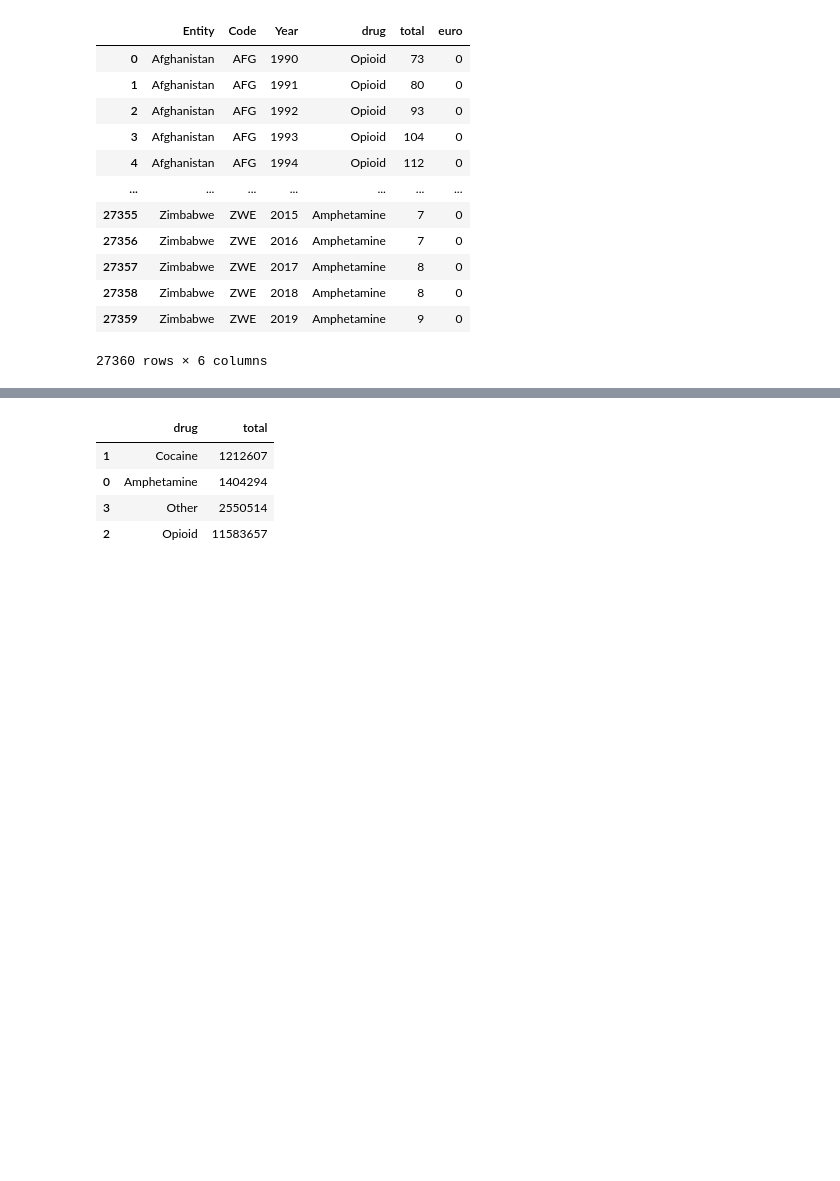
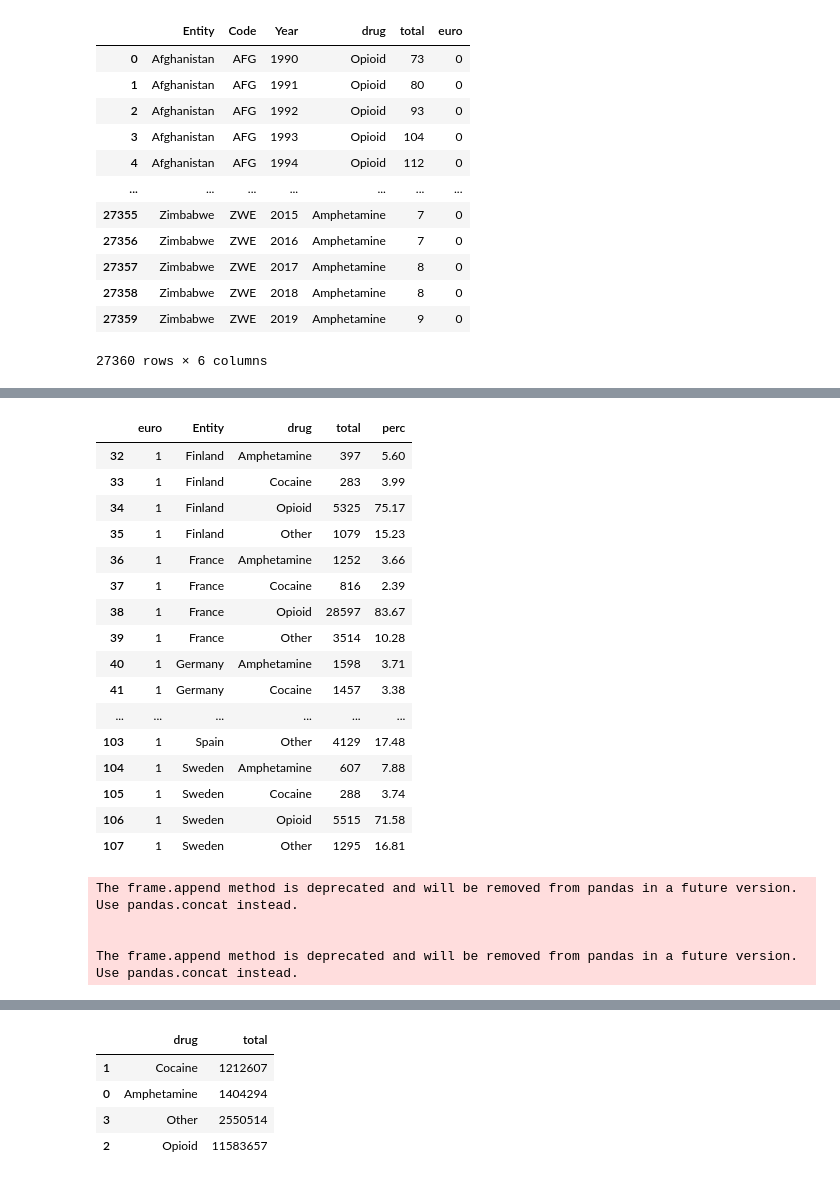
Before and after one commit to corssinojaime/drugreport, a Jupyter notebook: tests.ipynb, the cells around one changed output, grey strips where cells are left out. Cells and saved outputs as stored; diff of their text form; code cells hidden in the pictures; blank space fills up the shorter version.

```diff
--- a/tests.ipynb
+++ b/tests.ipynb
@@ -70,0 +84,45 @@ deaths
+# %%
+euro_drugs = deaths[deaths['euro']==1].groupby(['euro', 'Entity','drug'])['total'].sum().reset_index()
+euro_drugs['perc'] = 100 * euro_drugs['total'] / euro_drugs.groupby(['euro', 'Entity'])['total'].transform('sum')
+# %%
+t8 = euro_drugs.groupby(['Entity'])['total'].sum().reset_index()
+t8 = t8.sort_values('total',ascending=True).tail(8)
+# %%
+euro_drugs = euro_drugs[euro_drugs['Entity'].isin(t8['Entity'])]
+# %%
+euro_drugs['perc'] = euro_drugs['perc'].round(2)
+# %%
+euro_drugs
+# %% [output]
+|  | euro | Entity | drug | total | perc |
+| 32 | 1 | Finland | Amphetamine | 397 | 5.60 |
+| 33 | 1 | Finland | Cocaine | 283 | 3.99 |
+| 34 | 1 | Finland | Opioid | 5325 | 75.17 |
+| 35 | 1 | Finland | Other | 1079 | 15.23 |
+| 36 | 1 | France | Amphetamine | 1252 | 3.66 |
+| 37 | 1 | France | Cocaine | 816 | 2.39 |
+| 38 | 1 | France | Opioid | 28597 | 83.67 |
+| 39 | 1 | France | Other | 3514 | 10.28 |
+| 40 | 1 | Germany | Amphetamine | 1598 | 3.71 |
+| 41 | 1 | Germany | Cocaine | 1457 | 3.38 |
+| ... | ... | ... | ... | ... | ... |
+| 103 | 1 | Spain | Other | 4129 | 17.48 |
+| 104 | 1 | Sweden | Amphetamine | 607 | 7.88 |
+| 105 | 1 | Sweden | Cocaine | 288 | 3.74 |
+| 106 | 1 | Sweden | Opioid | 5515 | 71.58 |
+| 107 | 1 | Sweden | Other | 1295 | 16.81 |
+# %%
+
+fig_drugs = px.sunburst(euro_drugs, path = ['Entity','drug'], values = 'perc',
+                    color = 'drug', color_discrete_sequence = px.colors.sequential.Greens).update_traces(hovertemplate = '%{label}<br>' + 'Global Drugs: %{value}%', textinfo = "label + percent entry")
+
+fig_drugs = fig_drugs.update_layout({'margin' : dict(t=0, l=0, r=0, b=10),
+                        'paper_bgcolor': '#F9F9F8',
+                        'font_color':'#9dc943'})
+
+fig_drugs
+# %% [output]
+The frame.append method is deprecated and will be removed from pandas in a future version. Use pandas.concat instead.
+
+
+The frame.append method is deprecated and will be removed from pandas in a future version. Use pandas.concat instead.
```
Also changed, not shown: parts of 8 cells of this notebook, 3 other files.
